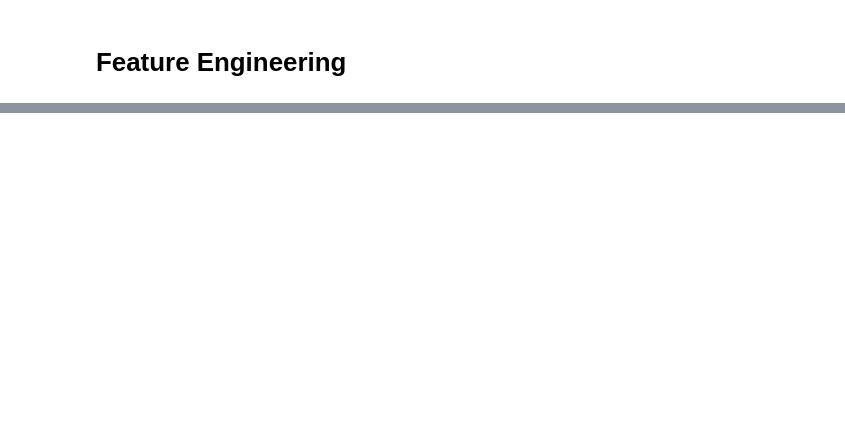
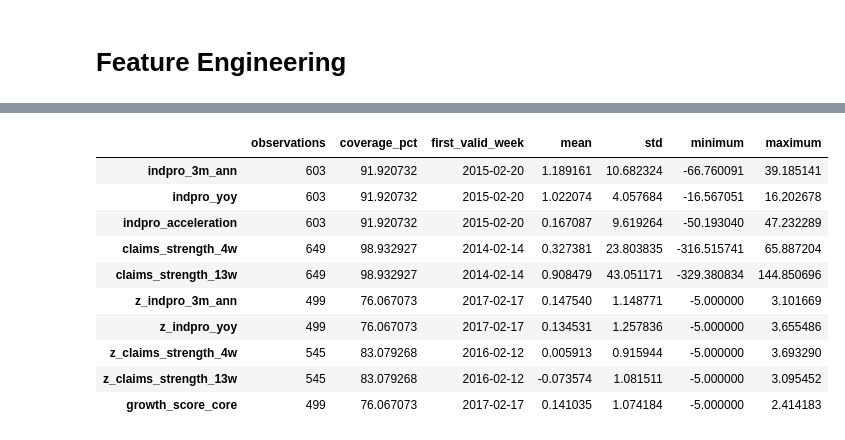
Before and after one commit to Yzc20060417/Systematic-Equities, a Jupyter notebook: Feature_Engineering.ipynb, the cells around one changed output, grey strips where cells are left out. Saved outputs shown, nothing was run; the diff lists cells and outputs as text; code cells hidden in the pictures; blank space fills up the shorter version.

```diff
--- a/Feature_Engineering.ipynb
+++ b/Feature_Engineering.ipynb
@@ -220,0 +828,83 @@ Loaded snapshot as_of_2026-09-10 | core panel 656 × 18
+# %%
+# ============================================================
+# Growth-feature coverage and distribution
+# ============================================================
+
+GROWTH_DIAGNOSTIC_COLUMNS = [
+    "indpro_3m_ann",
+    "indpro_yoy",
+    "indpro_acceleration",
+    "claims_strength_4w",
+    "claims_strength_13w",
+    "z_indpro_3m_ann",
+    "z_indpro_yoy",
+    "z_claims_strength_4w",
+    "z_claims_strength_13w",
+    "growth_score_core",
+]
+
+growth_feature_audit = pd.DataFrame(
+    {
+        "observations": (
+            growth_features[
+                GROWTH_DIAGNOSTIC_COLUMNS
+            ].notna().sum()
+        ),
+        "coverage_pct": (
+            100
+            * growth_features[
+                GROWTH_DIAGNOSTIC_COLUMNS
+            ].notna().mean()
+        ),
+        "first_valid_week": (
+            growth_features[
+                GROWTH_DIAGNOSTIC_COLUMNS
+            ].apply(
+                lambda series: (
+                    series.first_valid_index()
+                )
+            )
+        ),
+        "mean": growth_features[
+            GROWTH_DIAGNOSTIC_COLUMNS
+        ].mean(),
+        "std": growth_features[
+            GROWTH_DIAGNOSTIC_COLUMNS
+        ].std(),
+        "minimum": growth_features[
+            GROWTH_DIAGNOSTIC_COLUMNS
+        ].min(),
+        "maximum": growth_features[
+            GROWTH_DIAGNOSTIC_COLUMNS
+        ].max(),
+    }
+)
+
+growth_correlation = growth_features[
+    [
+        "indpro_3m_ann",
+        "indpro_yoy",
+        "claims_strength_4w",
+        "claims_strength_13w",
+        "growth_score_core",
+    ]
+].corr(
+    method="spearman",
+    min_periods=52,
+)
+
+display(growth_feature_audit)
+display(growth_correlation)
+display(growth_features.tail())
+# %% [output]
+|  | observations | coverage_pct | first_valid_week | mean | std | minimum | maximum |
+| indpro_3m_ann | 603 | 91.920732 | 2015-02-20 | 1.189161 | 10.682324 | -66.760091 | 39.185141 |
+| indpro_yoy | 603 | 91.920732 | 2015-02-20 | 1.022074 | 4.057684 | -16.567051 | 16.202678 |
+| indpro_acceleration | 603 | 91.920732 | 2015-02-20 | 0.167087 | 9.619264 | -50.193040 | 47.232289 |
+| claims_strength_4w | 649 | 98.932927 | 2014-02-14 | 0.327381 | 23.803835 | -316.515741 | 65.887204 |
+| claims_strength_13w | 649 | 98.932927 | 2014-02-14 | 0.908479 | 43.051171 | -329.380834 | 144.850696 |
+| z_indpro_3m_ann | 499 | 76.067073 | 2017-02-17 | 0.147540 | 1.148771 | -5.000000 | 3.101669 |
+| z_indpro_yoy | 499 | 76.067073 | 2017-02-17 | 0.134531 | 1.257836 | -5.000000 | 3.655486 |
+| z_claims_strength_4w | 545 | 83.079268 | 2016-02-12 | 0.005913 | 0.915944 | -5.000000 | 3.693290 |
+| z_claims_strength_13w | 545 | 83.079268 | 2016-02-12 | -0.073574 | 1.081511 | -5.000000 | 3.095452 |
+| growth_score_core | 499 | 76.067073 | 2017-02-17 | 0.141035 | 1.074184 | -5.000000 | 2.414183 |
```
Also changed, not shown: parts of 20 cells of this notebook.
